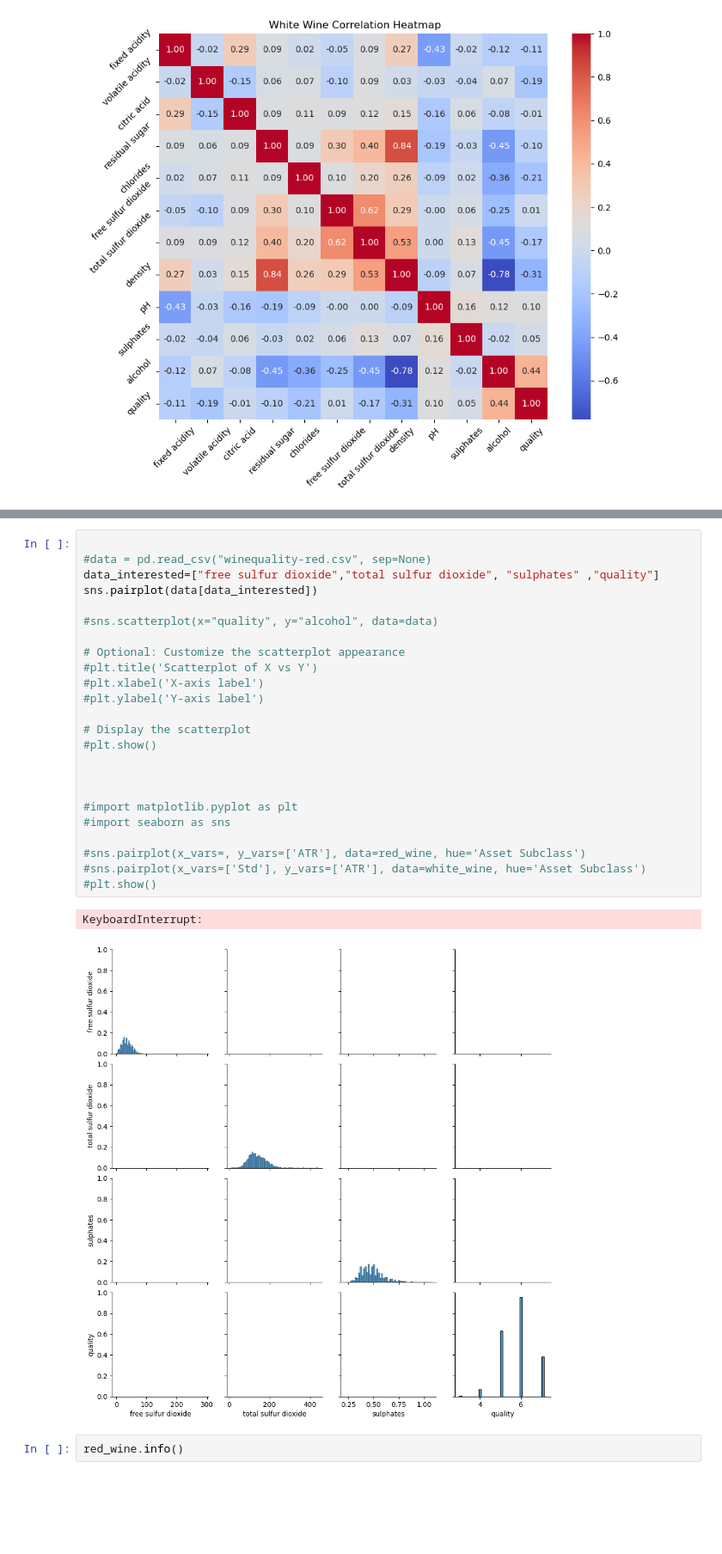
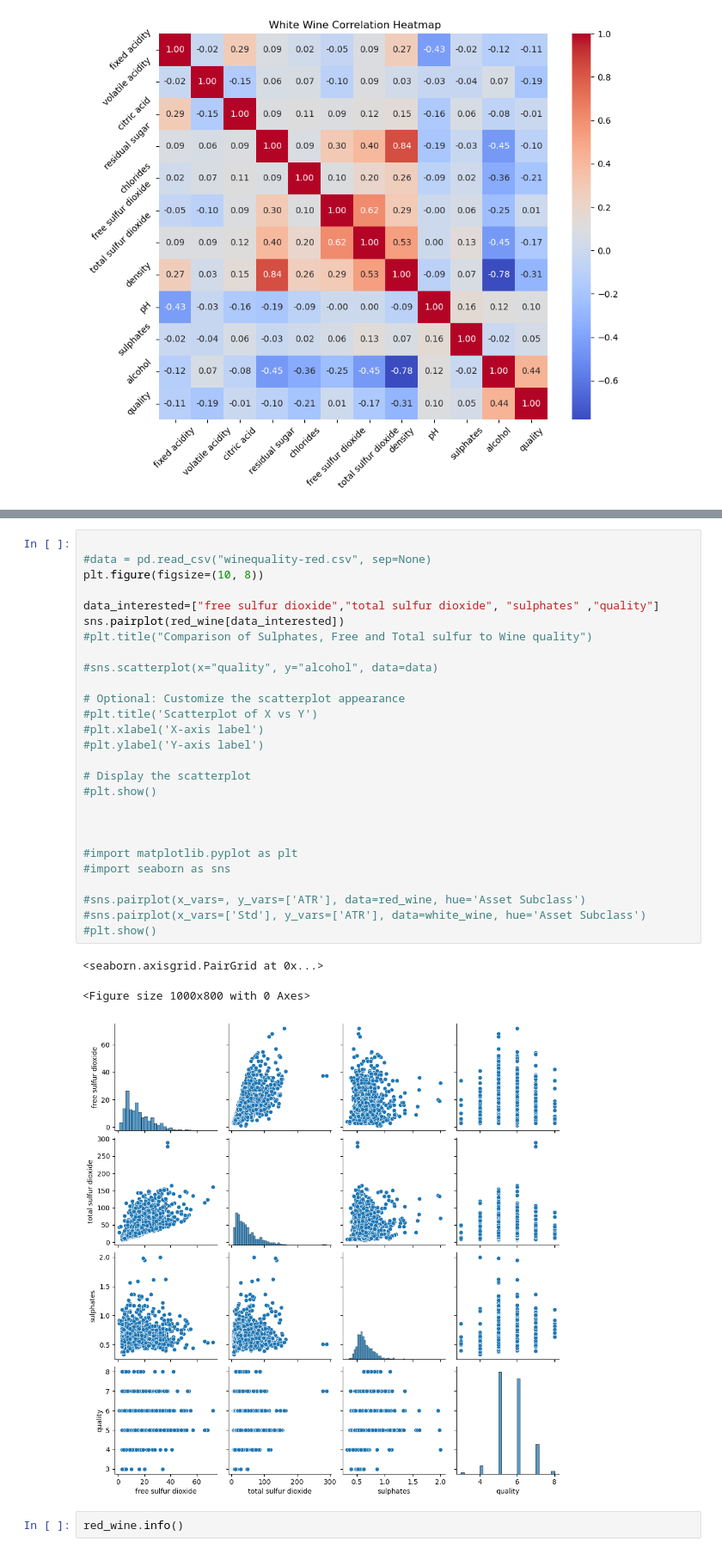
Before and after one commit to Godwin-Oti/Wine-Type-Analysis-and-Quality-Prediction-, a Jupyter notebook: Winery_project.ipynb, the cells around one changed output, grey strips where cells are left out. Shown at 86% size. Saved outputs shown, nothing was run; the diff lists cells and outputs as text; blank space fills up the shorter version.

```diff
--- a/Winery_project.ipynb
+++ b/Winery_project.ipynb
@@ -496,30 +512,34 @@ plt.show()
 # %%
 
 #data = pd.read_csv("winequality-red.csv", sep=None)
+plt.figure(figsize=(10, 8))
+
 data_interested=["free sulfur dioxide","total sulfur dioxide", "sulphates" ,"quality"]
-sns.pairplot(data[data_interested])
+sns.pairplot(red_wine[data_interested])
+#plt.title("Comparison of Sulphates, Free and Total sulfur to Wine quality")
 
 #sns.scatterplot(x="quality", y="alcohol", data=data)
 
 # Optional: Customize the scatterplot appearance
 #plt.title('Scatterplot of X vs Y')
 #plt.xlabel('X-axis label')
 #plt.ylabel('Y-axis label')
 
 # Display the scatterplot
 #plt.show()
 
 
 
 #import matplotlib.pyplot as plt
 #import seaborn as sns
 
 #sns.pairplot(x_vars=, y_vars=['ATR'], data=red_wine, hue='Asset Subclass')
 #sns.pairplot(x_vars=['Std'], y_vars=['ATR'], data=white_wine, hue='Asset Subclass')
 #plt.show()
 # %% [output]
-KeyboardInterrupt:
+<seaborn.axisgrid.PairGrid at 0x...>
+<Figure size 1000x800 with 0 Axes>
-[figure, old version]
+[figure, new version]
 # %%
 red_wine.info()
 # %% [output]
```
Also changed, not shown: parts of 3 cells of this notebook.
